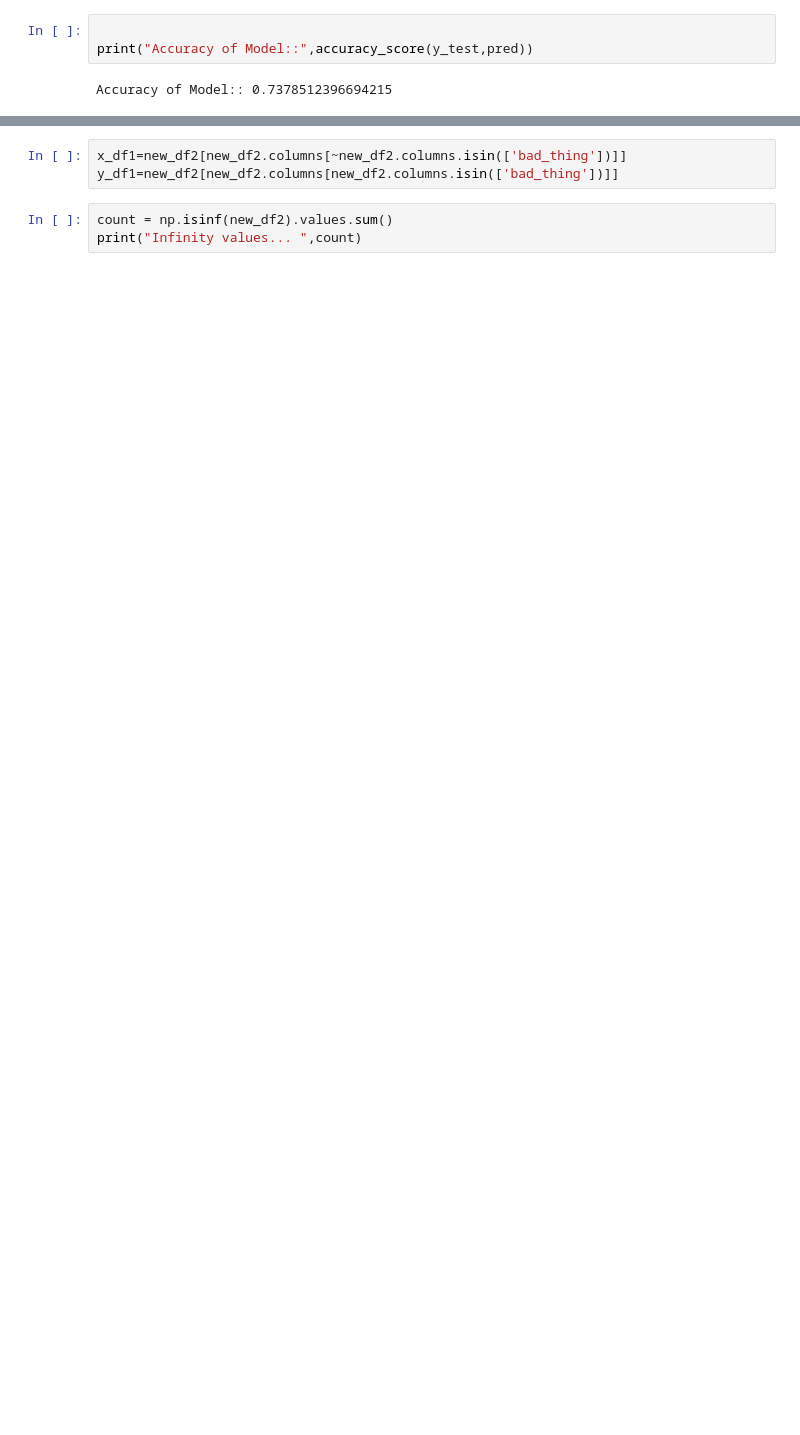
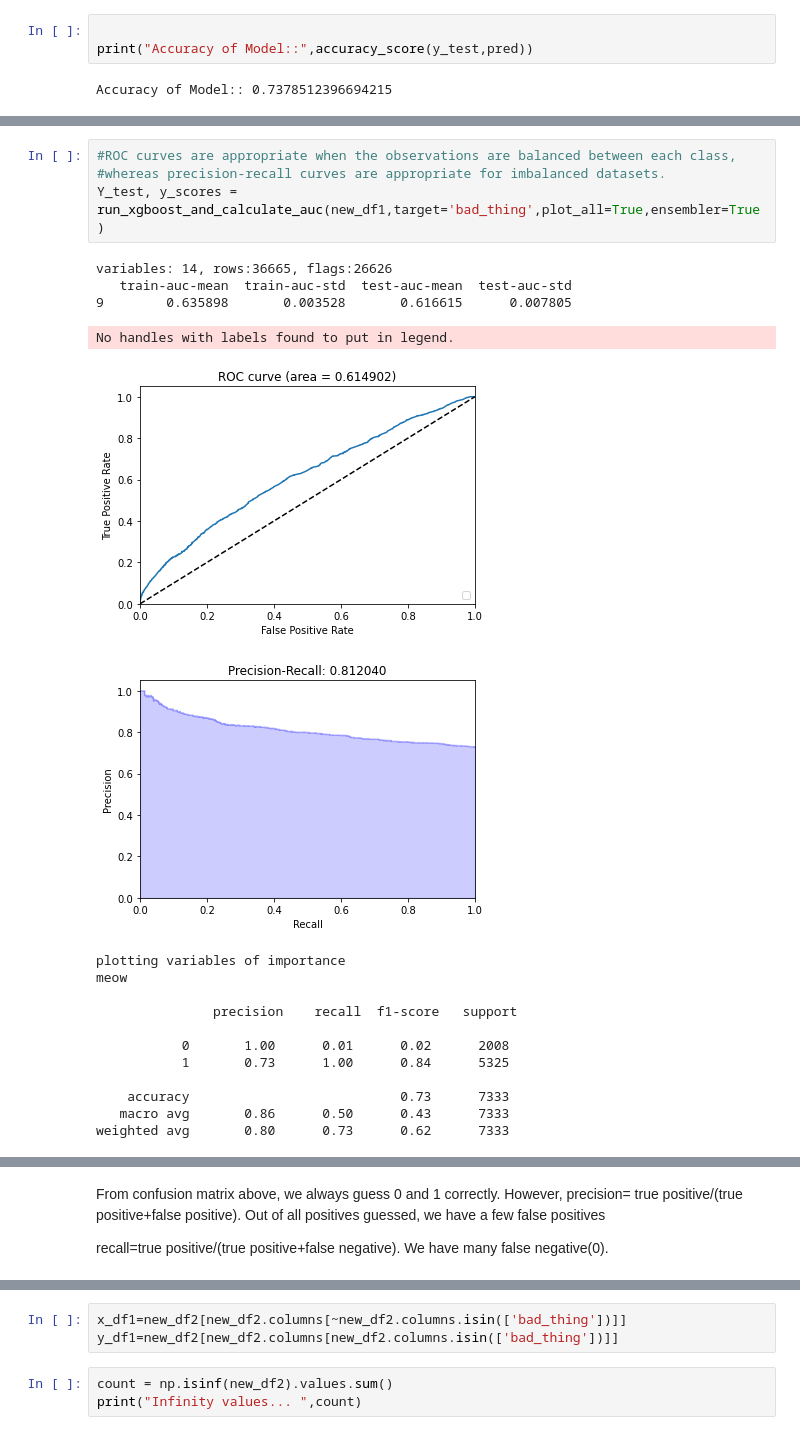
Before and after one commit to hlian188/NFLBigDataBowl, a Jupyter notebook: xgboost baseline for hit, hurry,sack (with some feature engineering experiment and grid search).ipynb, the cells around one changed output, grey strips where cells are left out. Cells and saved outputs as stored; diff of their text form; blank space fills up the shorter version.

Commit message:
Add files via upload
added ROC,precision,recall, confusion matrix

```diff
--- a/xgboost baseline for hit, hurry,sack (with some feature engineering experiment and grid search).ipynb
+++ b/xgboost baseline for hit, hurry,sack (with some feature engineering experiment and grid search).ipynb
@@ -218,0 +299,22 @@ Accuracy of Model:: 0.7378512396694215
+# %%
+#ROC curves are appropriate when the observations are balanced between each class,
+#whereas precision-recall curves are appropriate for imbalanced datasets.
+Y_test, y_scores = run_xgboost_and_calculate_auc(new_df1,target='bad_thing',plot_all=True,ensembler=True)
+# %% [output]
+variables: 14, rows:36665, flags:26626
+   train-auc-mean  train-auc-std  test-auc-mean  test-auc-std
+9        0.635898       0.003528       0.616615      0.007805
+No handles with labels found to put in legend.
+[figure, added]
+[figure, added]
+plotting variables of importance
+meow
+
+               precision    recall  f1-score   support
+
+           0       1.00      0.01      0.02      2008
+           1       0.73      1.00      0.84      5325
+
+    accuracy                           0.73      7333
+   macro avg       0.86      0.50      0.43      7333
+weighted avg       0.80      0.73      0.62      7333
@@ -219,3 +322,8 @@ Accuracy of Model:: 0.7378512396694215
+# %% [markdown]
+From confusion matrix above, we always guess 0 and 1 correctly. However,
+precision= true positive/(true positive+false positive). Out of all positives guessed, we have a few false positives
+
+recall=true positive/(true positive+false negative). We have many false negative(0).
 # %%
 #check before feature engineering
 
```
Also changed, not shown: parts of 32 cells of this notebook.
